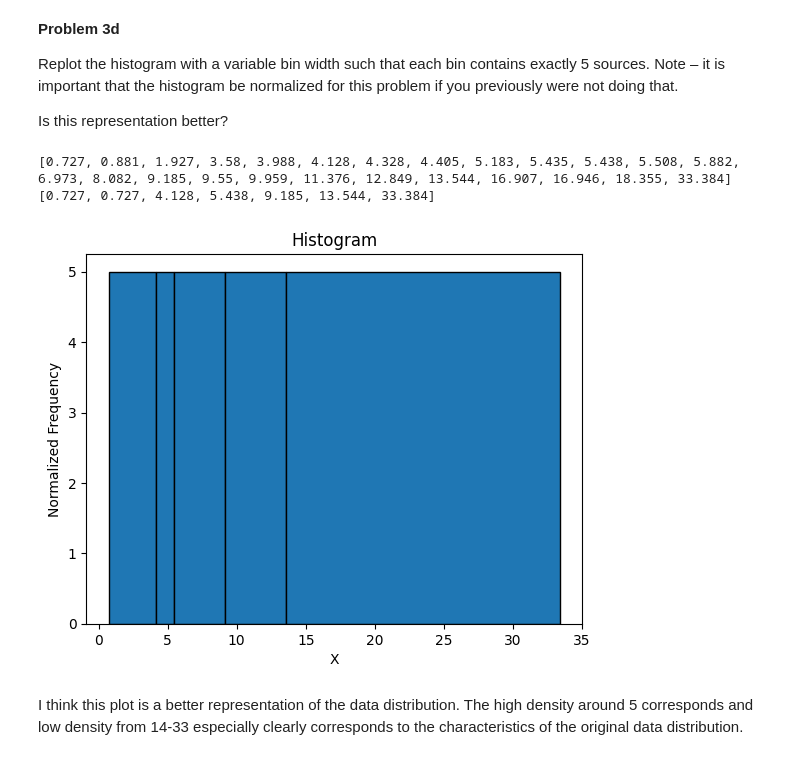
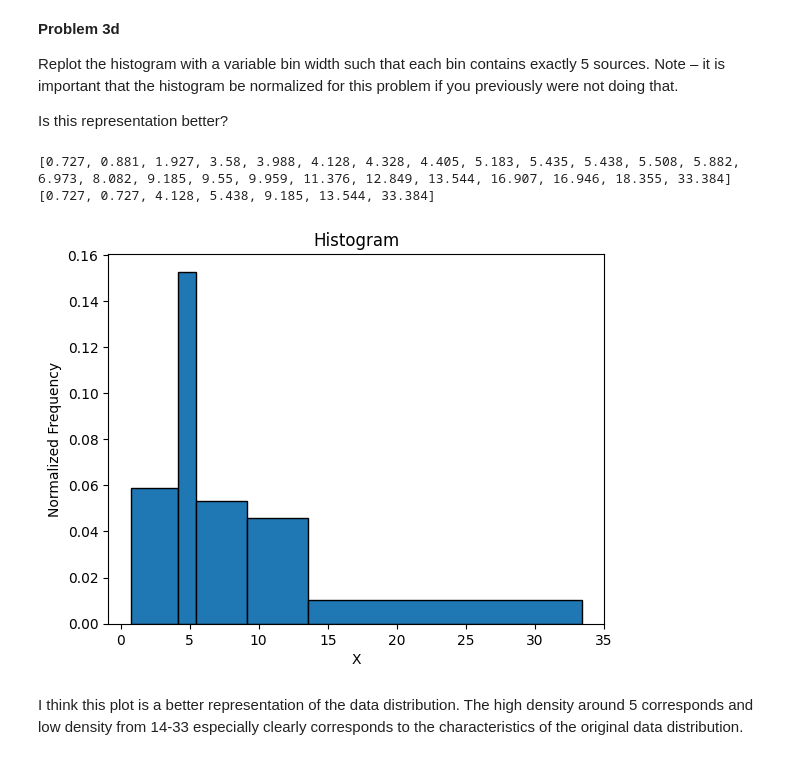
Before and after one commit to theheokboi/DATA_SCI-421, a Jupyter notebook: ProblemSet2.ipynb, the cells around one changed output. Saved outputs shown, nothing was run; the diff lists cells and outputs as text; code cells hidden in the pictures.

```diff
--- a/ProblemSet2.ipynb
+++ b/ProblemSet2.ipynb
@@ -238,27 +238,27 @@ Is this representation better?
 # %%
 import math
 
 bin_edges = []
 s_dat = sorted(dat)
 bin_edges.append(s_dat[0])
 for i in range(0, len(dat)):
     if i%5 == 0:
         bin_edges.append(s_dat[i])
 bin_edges.append(s_dat[-1])
 print(s_dat)
 print(bin_edges)
 
-plt.hist(dat, bins=bin_edges, edgecolor='black')
+plt.hist(dat, bins=bin_edges, edgecolor='black', density=True)
 
 plt.xlabel('X')
 plt.ylabel('Normalized Frequency')
 plt.title('Histogram')
 
 plt.show()
 # %% [output]
 [0.727, 0.881, 1.927, 3.58, 3.988, 4.128, 4.328, 4.405, 5.183, 5.435, 5.438, 5.508, 5.882, 6.973, 8.082, 9.185, 9.55, 9.959, 11.376, 12.849, 13.544, 16.907, 16.946, 18.355, 33.384]
 [0.727, 0.727, 4.128, 5.438, 9.185, 13.544, 33.384]
-[figure, old version]
+[figure, new version]
 # %% [markdown]
 I think this plot is a better representation of the data distribution. The high density around 5 corresponds and low density from 14-33 especially clearly corresponds to the characteristics of the original data distribution.
 # %% [markdown]
```
Also changed, not shown: parts of 1 cell of this notebook, 1 other file.
